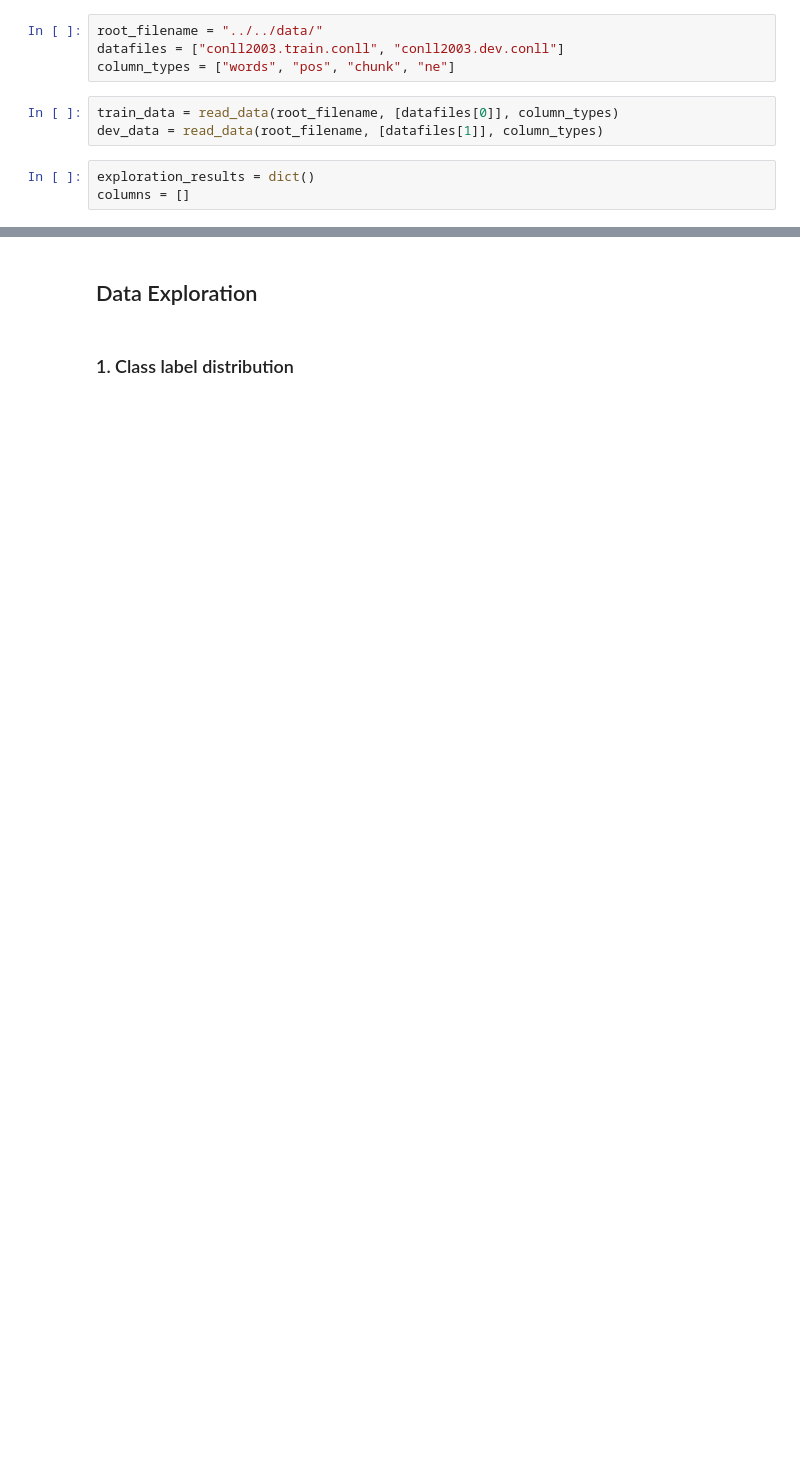
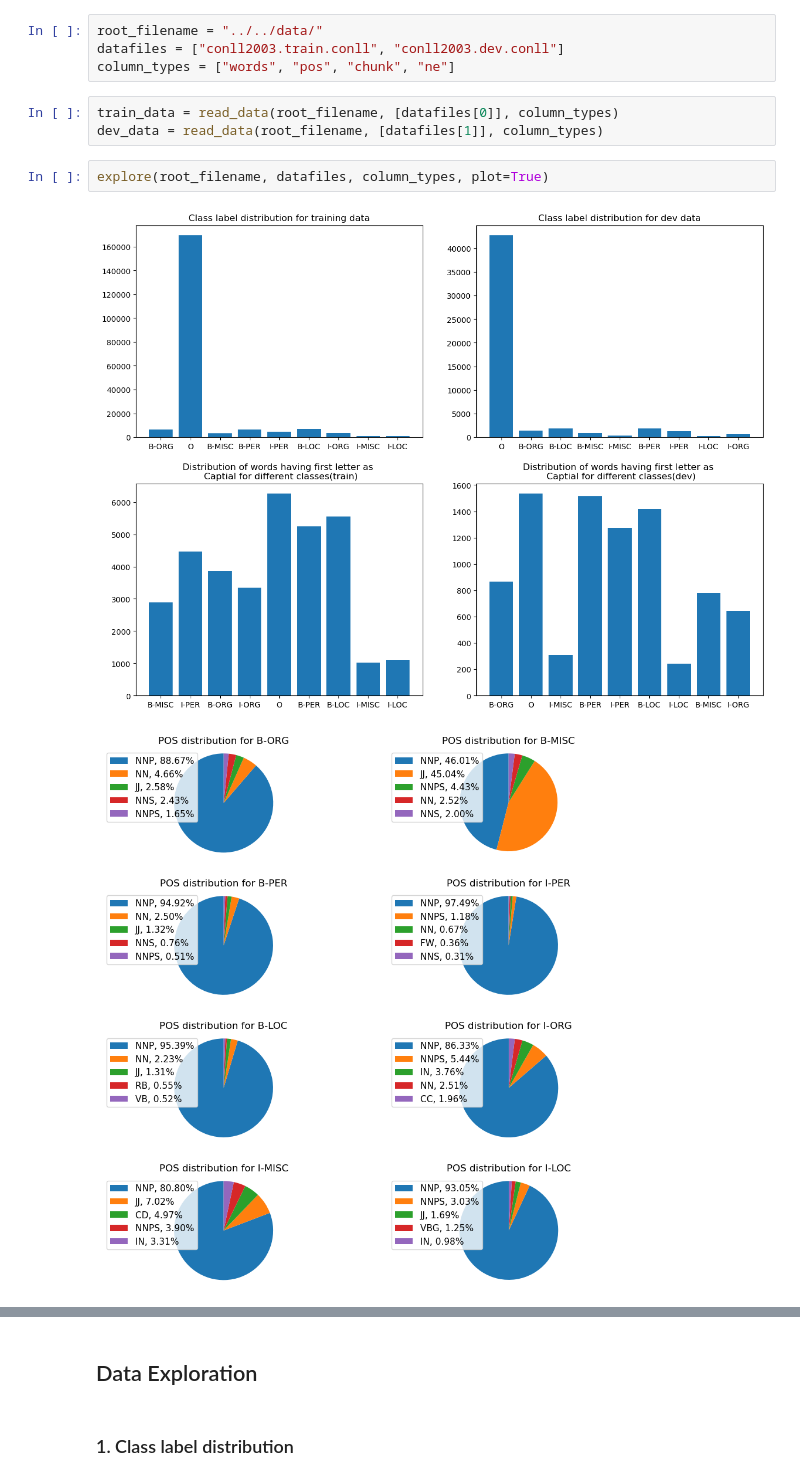
Before and after one commit to AnkurSatya/VU_ML-for-NLP, a Jupyter notebook: code/assignment1/analyze_distribution.ipynb, the cells around one changed output, grey strips where cells are left out. Saved outputs shown, nothing was run; the diff lists cells and outputs as text; blank space fills up the shorter version.

Commit message:
data exploration complete

```diff
--- a/code/assignment1/analyze_distribution.ipynb
+++ b/code/assignment1/analyze_distribution.ipynb
@@ -158,6 +277,8 @@ column_types = ["words", "pos", "chunk", "ne"]
 # %%
 train_data = read_data(root_filename, [datafiles[0]], column_types)
 dev_data = read_data(root_filename, [datafiles[1]], column_types)
-# %%
-exploration_results = dict()
-columns = []
+# %%
+explore(root_filename, datafiles, column_types, plot=True)
+# %% [output]
+[figure, added]
+[figure, added]
```
Also changed, not shown: parts of 17 cells of this notebook.
